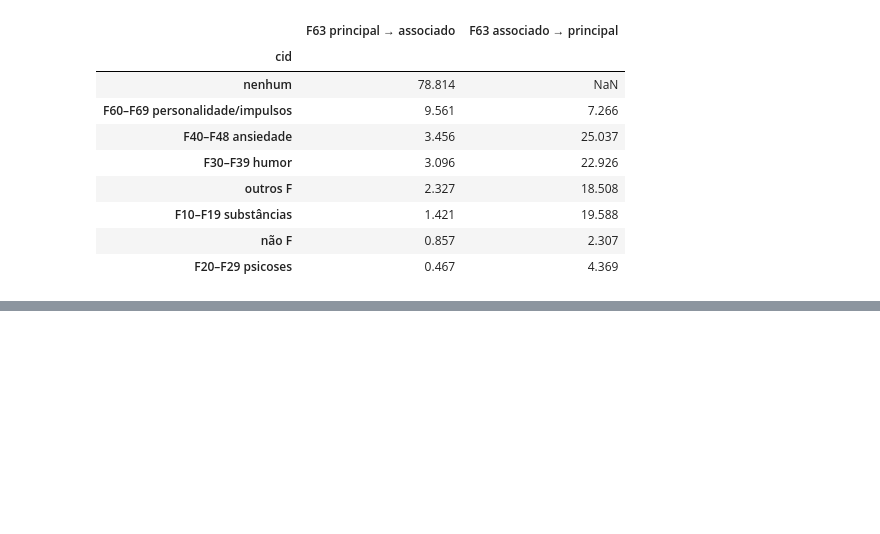
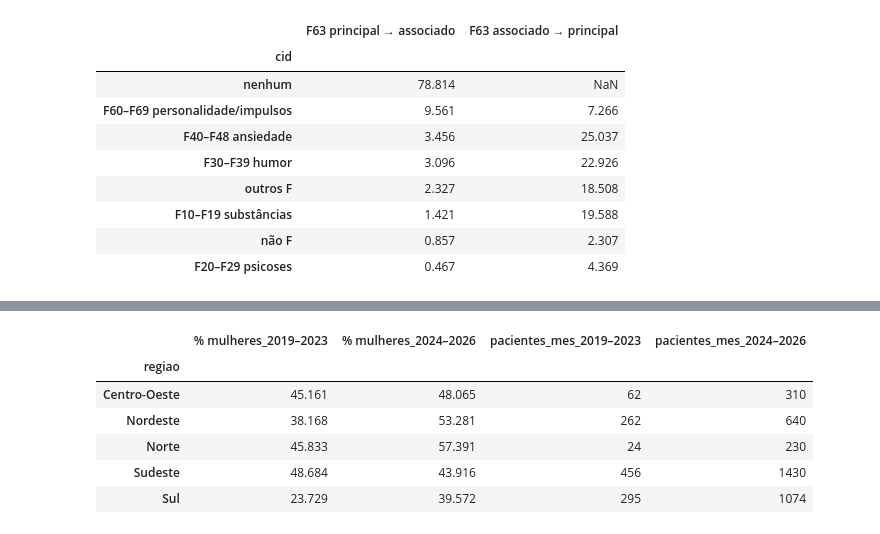
Before and after one commit to thiagorr162/bets, a Jupyter notebook: notebooks/f63_pacientes.ipynb, the cells around one changed output, grey strips where cells are left out. Cells and saved outputs as stored; diff of their text form; code cells hidden in the pictures; blank space fills up the shorter version.

```diff
--- a/notebooks/f63_pacientes.ipynb
+++ b/notebooks/f63_pacientes.ipynb
@@ -404 +438,16 @@ com.sort("F63 principal → associado", descending=True).to_pandas().set_index("
+# %%
+mulheres = (f630.unique(["id", "data"]).filter(pl.col("ano") >= 2019)
+            .with_columns(pl.when(pl.col("ano") <= 2023).then(pl.lit("2019–2023")).otherwise(pl.lit("2024–2026")).alias("periodo"))
+            .group_by("regiao", "periodo").agg(((pl.col("SEXOPAC") == "F").mean() * 100).alias("% mulheres"), pl.len().alias("pacientes_mes"))
+            .with_columns(pl.when(pl.col("pacientes_mes") < MIN_CELULA).then(None).otherwise(pl.col("% mulheres")).alias("% mulheres"))
+            .pivot(on="periodo", index="regiao", values=["% mulheres", "pacientes_mes"]).sort("regiao"))
+mulheres.to_pandas().set_index("regiao")
+# %% [output]
+|  | % mulheres_2019–2023 | % mulheres_2024–2026 | pacientes_mes_2019–2023 | pacientes_mes_2024–2026 |
+| regiao |  |  |  |  |
+| Centro-Oeste | 45.161 | 48.065 | 62 | 310 |
+| Nordeste | 38.168 | 53.281 | 262 | 640 |
+| Norte | 45.833 | 57.391 | 24 | 230 |
+| Sudeste | 48.684 | 43.916 | 456 | 1430 |
+| Sul | 23.729 | 39.572 | 295 | 1074 |
 # %% [markdown]
```
Also changed, not shown: parts of 7 cells of this notebook, 2 other files.
